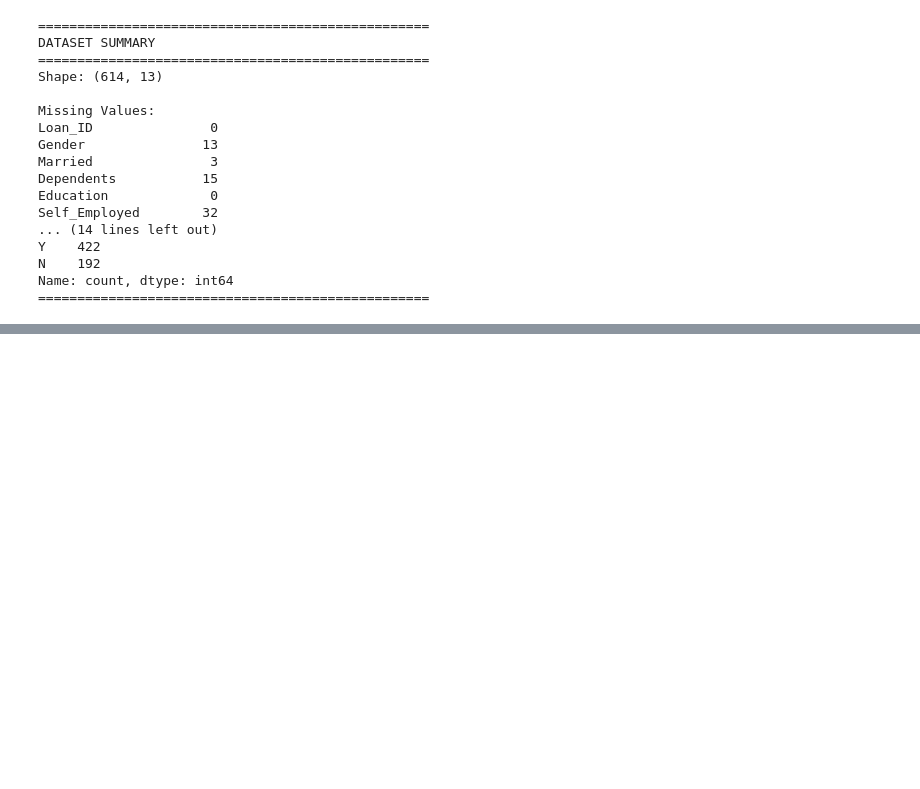
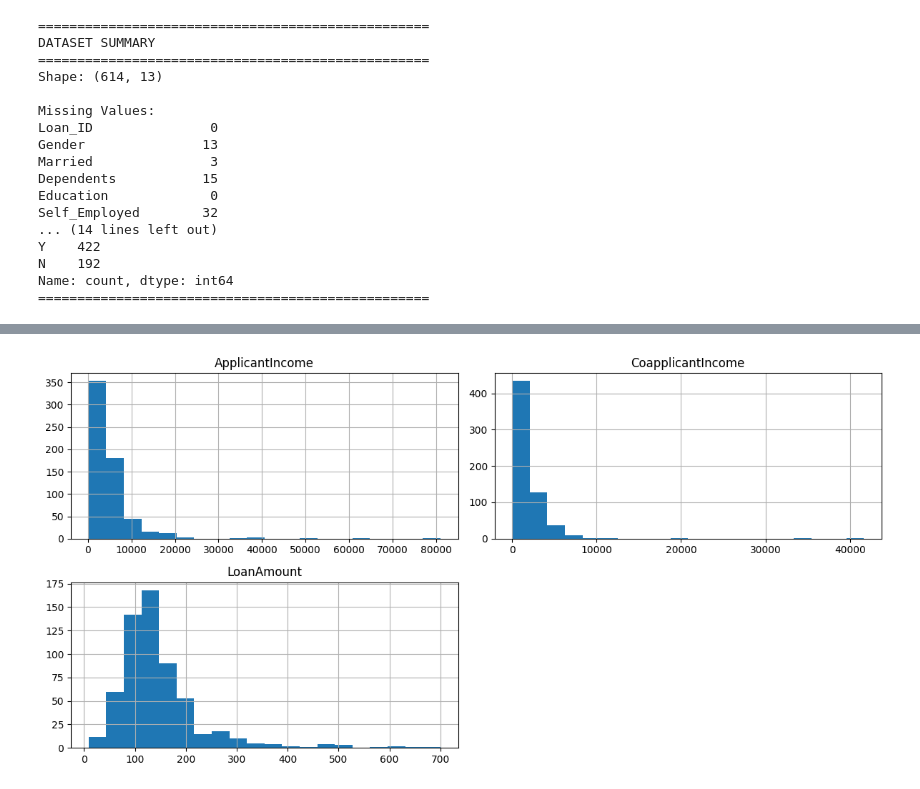
Before and after one commit to Siddhitapase20/creditrisk-ai-loan-default-prediction, a Jupyter notebook: notebooks/phase1_data_understanding.ipynb, the cells around one changed output, grey strips where cells are left out. Drawn from its saved outputs; the diff is of its cells as text; code cells hidden in the pictures; blank space fills up the shorter version.

```diff
--- a/notebooks/phase1_data_understanding.ipynb
+++ b/notebooks/phase1_data_understanding.ipynb
@@ -204,0 +218,16 @@ Name: count, dtype: int64
+# %%
+numerical_cols = [
+    'ApplicantIncome',
+    'CoapplicantIncome',
+    'LoanAmount'
+]
+
+df[numerical_cols].hist(
+    figsize=(12,6),
+    bins=20
+)
+
+plt.tight_layout()
+plt.show()
+# %% [output]
+[figure, added]
```
Also changed, not shown: parts of 12 cells of this notebook.
